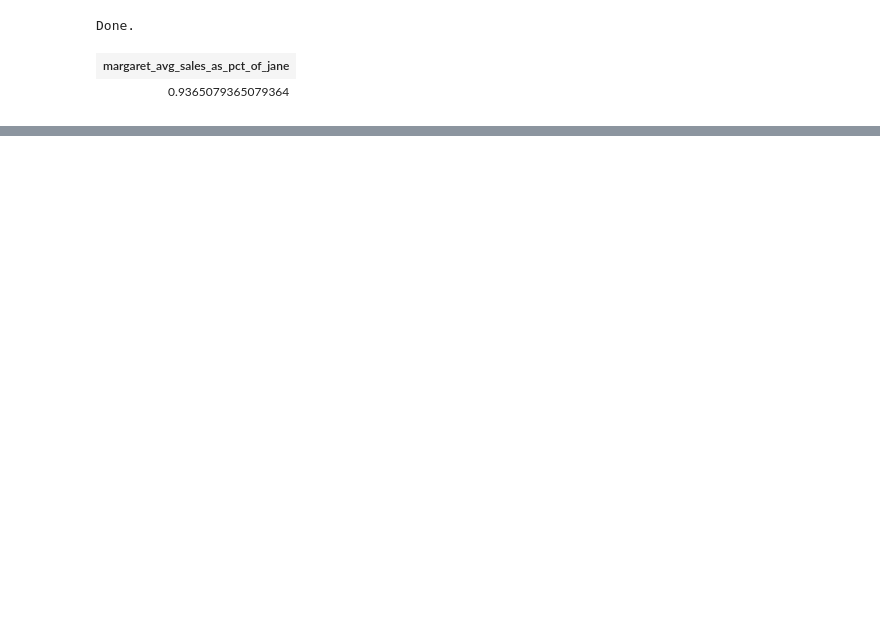
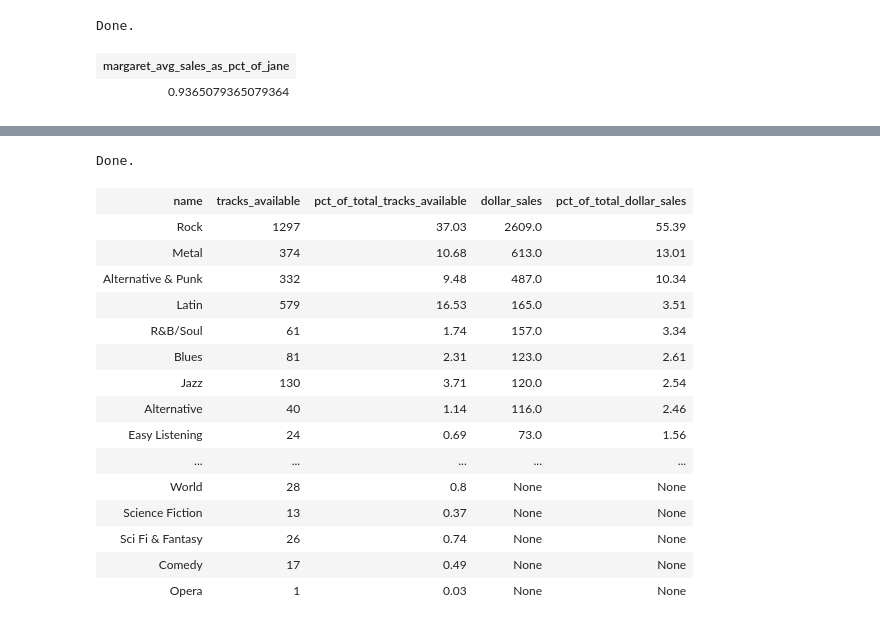
Before and after one commit to IS-87/IS-87-DataQuest-GP-SQL_To_Answer_Business_Questions, a Jupyter notebook: answering business questions with SQL.ipynb, the cells around one changed output, grey strips where cells are left out. Cells and saved outputs as stored; diff of their text form; code cells hidden in the pictures; blank space fills up the shorter version.

```diff
--- a/answering business questions with SQL.ipynb
+++ b/answering business questions with SQL.ipynb
@@ -356,0 +673,35 @@ Done.
+# %%
+%%sql
+
+    SELECT      g.name,
+                COUNT(DISTINCT(t.track_id)) AS tracks_available,
+                ROUND(CAST(COUNT(DISTINCT(t.track_id)) AS Float) / (SELECT (COUNT(*))
+                                                                      FROM track) * 100, 2)
+                                                                        AS pct_of_total_tracks_available,
+                ROUND(SUM(il.unit_price)) AS dollar_sales,
+                ROUND(CAST(SUM(il.unit_price) AS Float) / (SELECT SUM(unit_price)
+                                                             FROM invoice_line) * 100, 2)
+                                                                AS pct_of_total_dollar_sales
+      FROM      track AS t
+INNER JOIN      genre AS g ON t.genre_id = g.genre_id
+ LEFT JOIN      invoice_line AS il ON t.track_id = il.track_id
+     GROUP      BY g.genre_id
+     ORDER      BY pct_of_total_dollar_sales DESC;
+# %% [output]
+Done.
+| name | tracks_available | pct_of_total_tracks_available | dollar_sales | pct_of_total_dollar_sales |
+| Rock | 1297 | 37.03 | 2609.0 | 55.39 |
+| Metal | 374 | 10.68 | 613.0 | 13.01 |
+| Alternative & Punk | 332 | 9.48 | 487.0 | 10.34 |
+| Latin | 579 | 16.53 | 165.0 | 3.51 |
+| R&B/Soul | 61 | 1.74 | 157.0 | 3.34 |
+| Blues | 81 | 2.31 | 123.0 | 2.61 |
+| Jazz | 130 | 3.71 | 120.0 | 2.54 |
+| Alternative | 40 | 1.14 | 116.0 | 2.46 |
+| Easy Listening | 24 | 0.69 | 73.0 | 1.56 |
+| ... | ... | ... | ... | ... |
+| World | 28 | 0.8 | None | None |
+| Science Fiction | 13 | 0.37 | None | None |
+| Sci Fi & Fantasy | 26 | 0.74 | None | None |
+| Comedy | 17 | 0.49 | None | None |
+| Opera | 1 | 0.03 | None | None |
```
Also changed, not shown: parts of 147 cells of this notebook.
